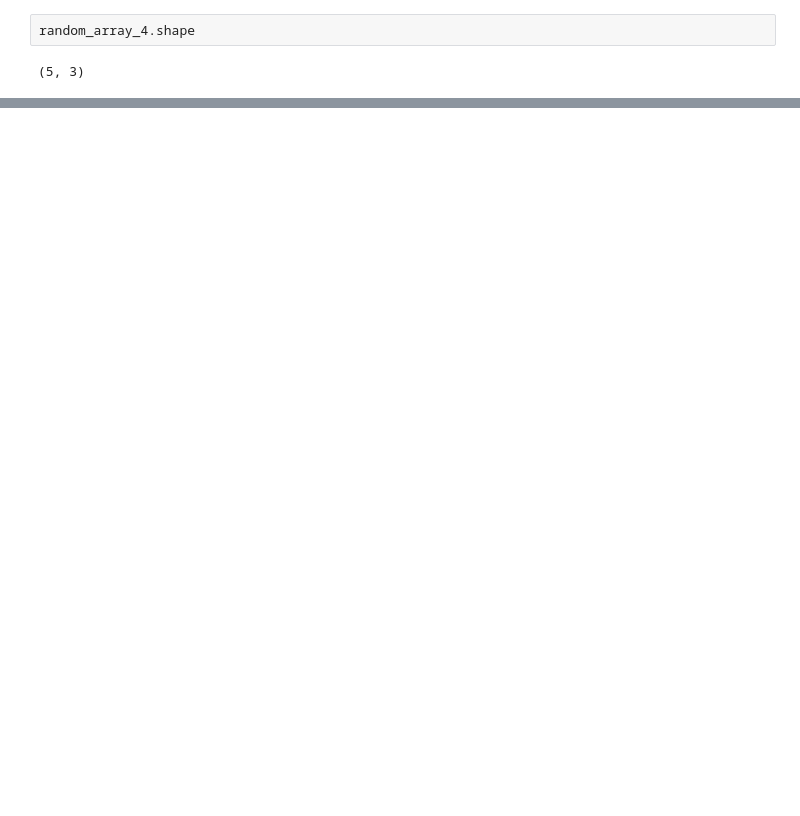
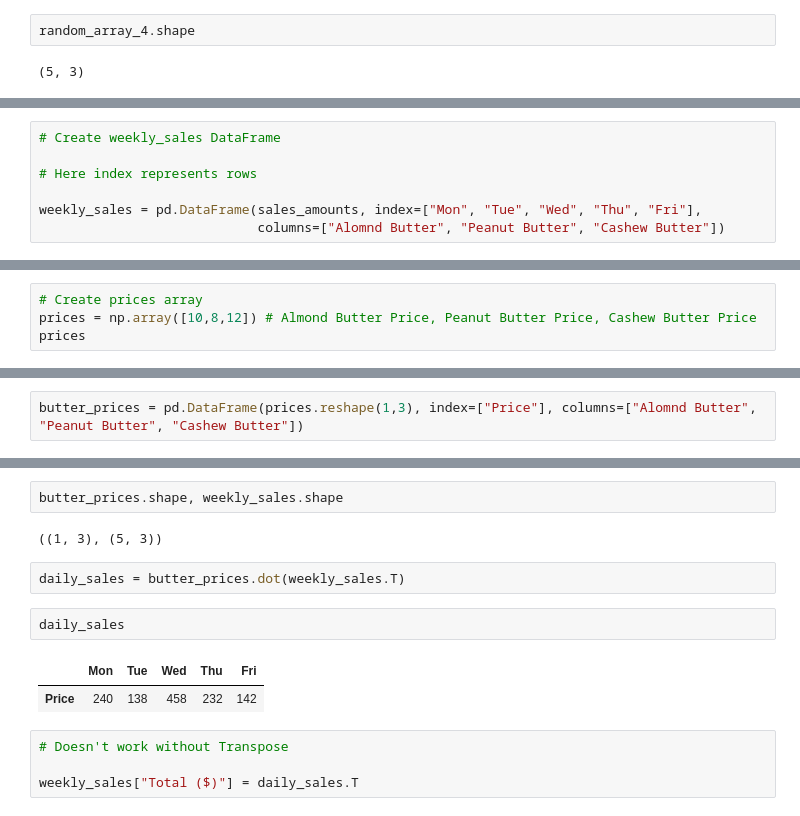
Before and after one commit to sadmanishrak/mlandds, a Jupyter notebook: Introduction to NumPy.ipynb, the cells around one changed output, grey strips where cells are left out. Drawn from its saved outputs; the diff is of its cells as text; blank space fills up the shorter version.

```diff
--- a/Introduction to NumPy.ipynb
+++ b/Introduction to NumPy.ipynb
@@ -334,0 +657,7 @@ array([[[[6, 7],
+# %%
+# Create weekly_sales DataFrame
+
+# Here index represents rows
+
+weekly_sales = pd.DataFrame(sales_amounts, index=["Mon", "Tue", "Wed", "Thu", "Fri"],
+                            columns=["Alomnd Butter", "Peanut Butter", "Cashew Butter"])
@@ -334,0 +673,4 @@ array([[[[6, 7],
+# %%
+# Create prices array
+prices = np.array([10,8,12]) # Almond Butter Price, Peanut Butter Price, Cashew Butter Price
+prices
@@ -334,0 +691,2 @@ array([[[[6, 7],
+# %%
+butter_prices = pd.DataFrame(prices.reshape(1,3), index=["Price"], columns=["Alomnd Butter", "Peanut Butter", "Cashew Butter"])
@@ -334,0 +726,15 @@ array([[[[6, 7],
+# %%
+butter_prices.shape, weekly_sales.shape
+# %% [output]
+((1, 3), (5, 3))
+# %%
+daily_sales = butter_prices.dot(weekly_sales.T)
+# %%
+daily_sales
+# %% [output]
+|  | Mon | Tue | Wed | Thu | Fri |
+| Price | 240 | 138 | 458 | 232 | 142 |
+# %%
+# Doesn't work without Transpose
+
+weekly_sales["Total ($)"] = daily_sales.T
```
Also changed, not shown: parts of 199 cells of this notebook, 3 other files.
